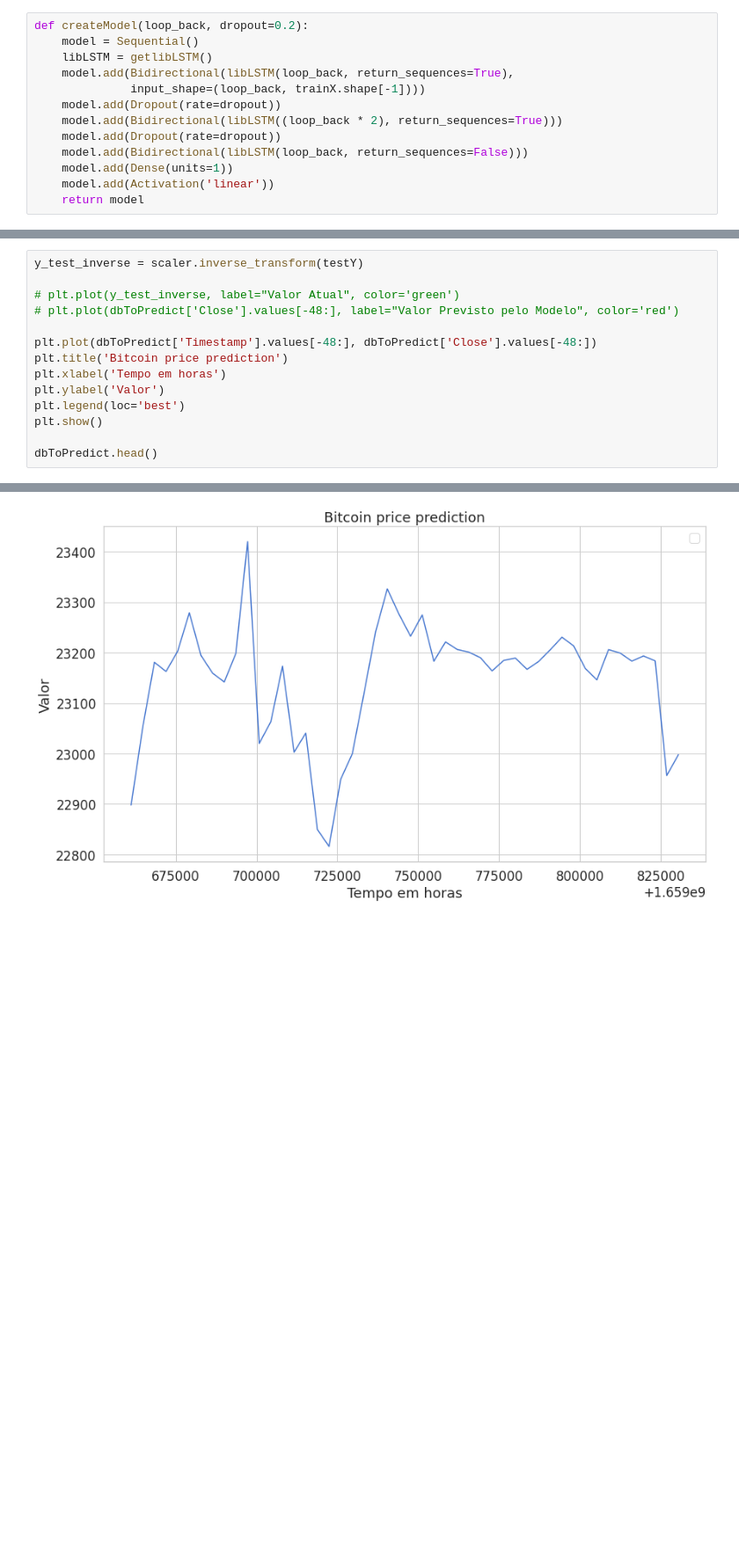
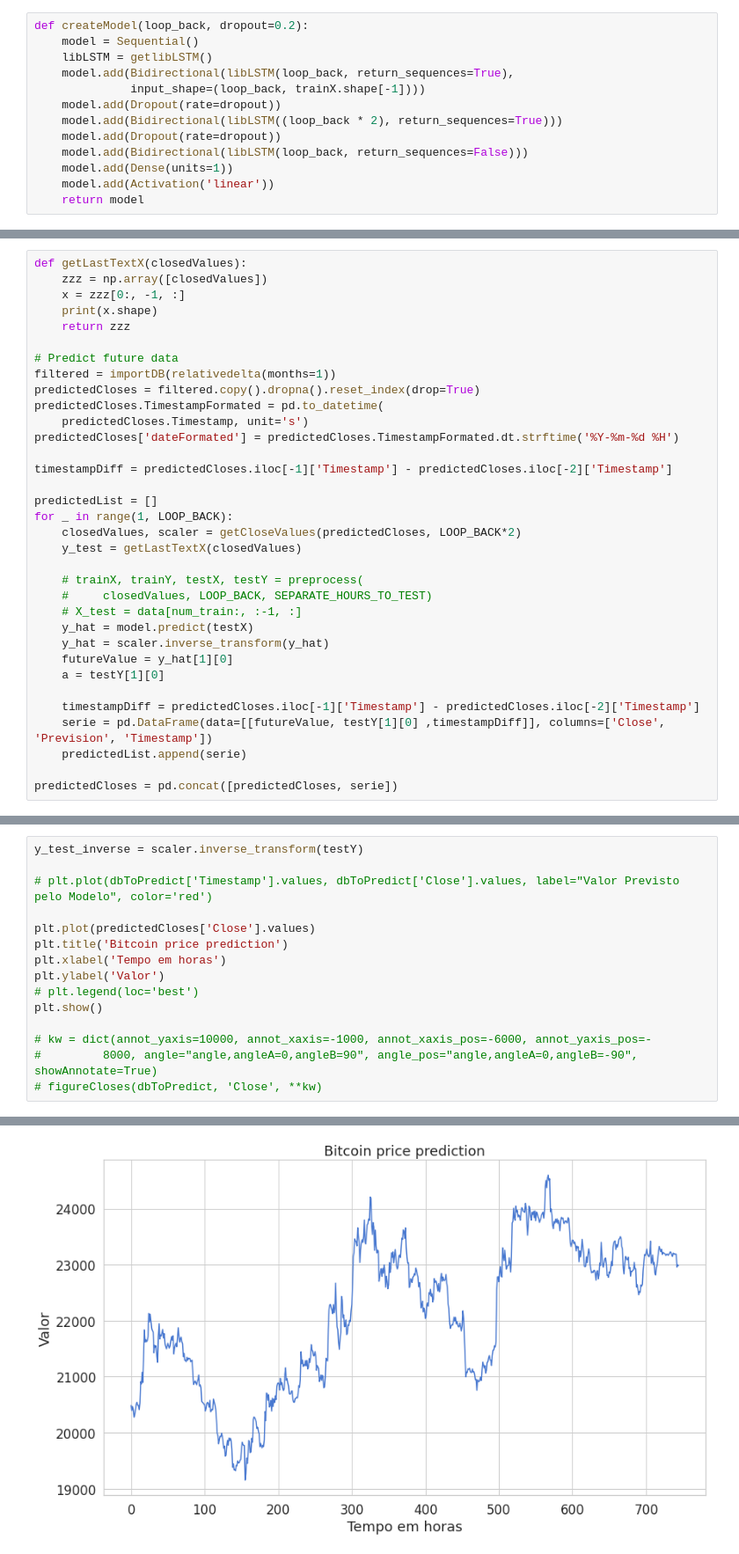
Before and after one commit to WillianAgostini/bitcoin_prediction, a Jupyter notebook: btc-price-prediction-using-lstm.ipynb, the cells around one changed output, grey strips where cells are left out. Shown at 88% size. Saved outputs shown, nothing was run; the diff lists cells and outputs as text; blank space fills up the shorter version.

```diff
--- a/btc-price-prediction-using-lstm.ipynb
+++ b/btc-price-prediction-using-lstm.ipynb
@@ -641,0 +649,34 @@ for _ in range(1, 48):
+# %%
+def getLastTextX(closedValues):
+    zzz = np.array([closedValues])
+    x = zzz[0:, -1, :]
+    print(x.shape)
+    return zzz
+
+# Predict future data
+filtered = importDB(relativedelta(months=1))
+predictedCloses = filtered.copy().dropna().reset_index(drop=True)
+predictedCloses.TimestampFormated = pd.to_datetime(
+    predictedCloses.Timestamp, unit='s')
+predictedCloses['dateFormated'] = predictedCloses.TimestampFormated.dt.strftime('%Y-%m-%d %H')
+
+timestampDiff = predictedCloses.iloc[-1]['Timestamp'] - predictedCloses.iloc[-2]['Timestamp']
+
+predictedList = []
+for _ in range(1, LOOP_BACK):
+    closedValues, scaler = getCloseValues(predictedCloses, LOOP_BACK*2)
+    y_test = getLastTextX(closedValues)
+
+    # trainX, trainY, testX, testY = preprocess(
+    #     closedValues, LOOP_BACK, SEPARATE_HOURS_TO_TEST)
+    # X_test = data[num_train:, :-1, :]
+    y_hat = model.predict(testX)
+    y_hat = scaler.inverse_transform(y_hat)
+    futureValue = y_hat[1][0]
+    a = testY[1][0]
+
+    timestampDiff = predictedCloses.iloc[-1]['Timestamp'] - predictedCloses.iloc[-2]['Timestamp']
+    serie = pd.DataFrame(data=[[futureValue, testY[1][0] ,timestampDiff]], columns=['Close', 'Prevision', 'Timestamp'])
+    predictedList.append(serie)
+
+predictedCloses = pd.concat([predictedCloses, serie])
@@ -642,15 +693,16 @@ for _ in range(1, 48):
 # %%
 y_test_inverse = scaler.inverse_transform(testY)
 
-# plt.plot(y_test_inverse, label="Valor Atual", color='green')
-# plt.plot(dbToPredict['Close'].values[-48:], label="Valor Previsto pelo Modelo", color='red')
+# plt.plot(dbToPredict['Timestamp'].values, dbToPredict['Close'].values, label="Valor Previsto pelo Modelo", color='red')
 
-plt.plot(dbToPredict['Timestamp'].values[-48:], dbToPredict['Close'].values[-48:])
+plt.plot(predictedCloses['Close'].values)
 plt.title('Bitcoin price prediction')
 plt.xlabel('Tempo em horas')
 plt.ylabel('Valor')
-plt.legend(loc='best')
+# plt.legend(loc='best')
 plt.show()
 
-dbToPredict.head()
+# kw = dict(annot_yaxis=10000, annot_xaxis=-1000, annot_xaxis_pos=-6000, annot_yaxis_pos=-
+#         8000, angle="angle,angleA=0,angleB=90", angle_pos="angle,angleA=0,angleB=-90", showAnnotate=True)
+# figureCloses(dbToPredict, 'Close', **kw)
 # %% [output]
@@ -658 +709 @@ No artists with labels found to put in legend.  Note that artists whose label st
-[figure, old version]
+[figure, new version]
```
Also changed, not shown: parts of 11 cells of this notebook, 2 other files.
